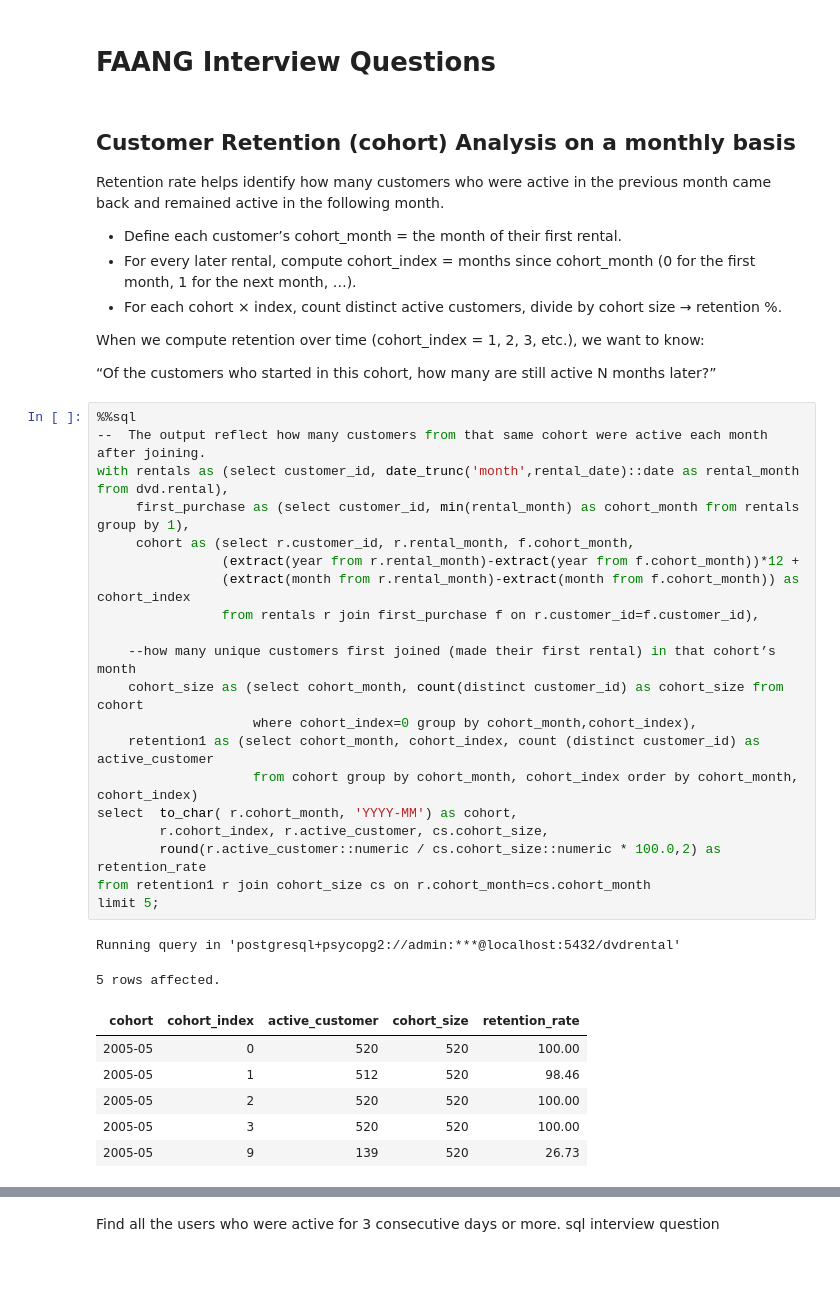
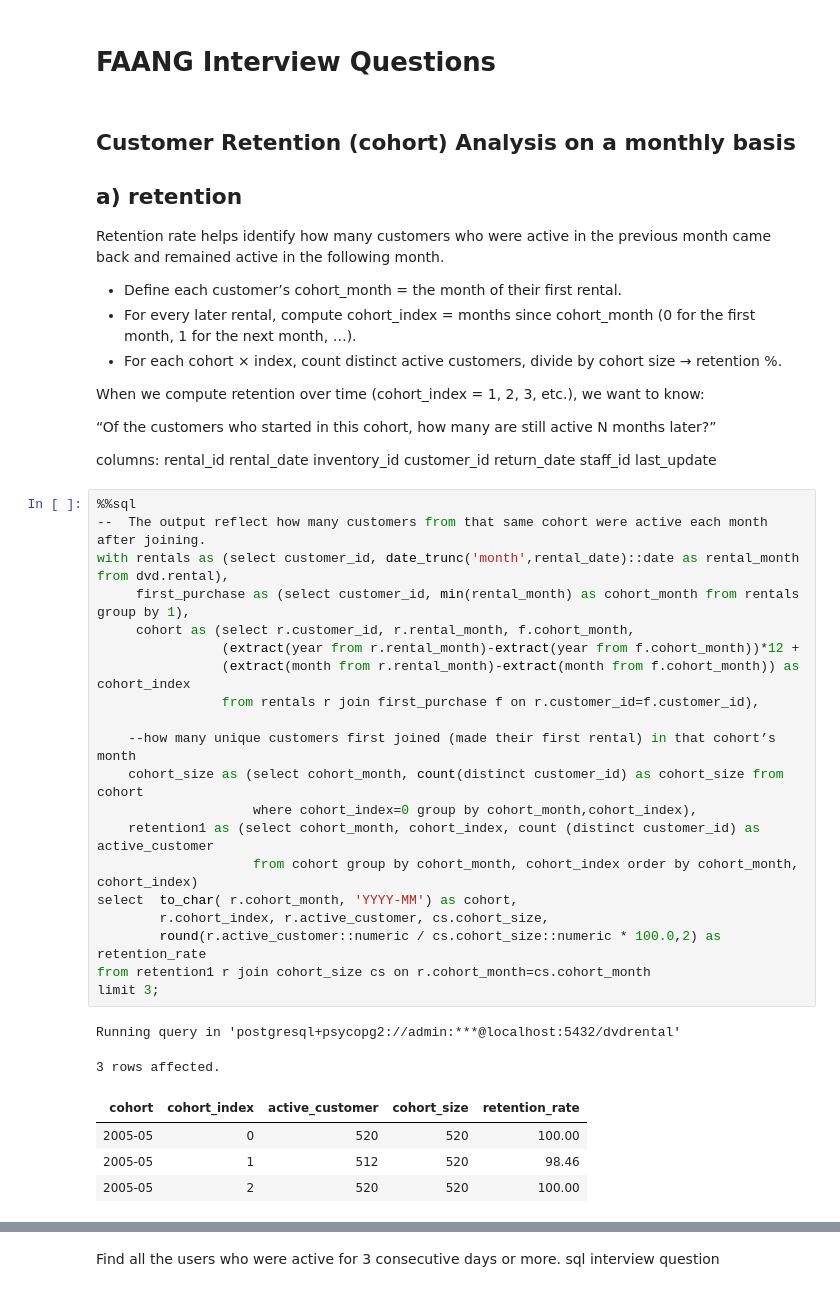
Before and after one commit to lohraspco/data-science, a Jupyter notebook: SQL/sql_codes.ipynb, the cells around one changed output, grey strips where cells are left out. Drawn from its saved outputs; the diff is of its cells as text.

```diff
--- a/SQL/sql_codes.ipynb
+++ b/SQL/sql_codes.ipynb
@@ -19,6 +19,7 @@ Connecting to 'postgresql+psycopg2://admin:***@localhost:5432/dvdrental'
 # FAANG Interview Questions
 # %% [markdown]
 ## Customer Retention (cohort) Analysis on a monthly basis
+## a) retention
 Retention rate helps identify how many customers who were active in the previous month came back and remained active in the following month.
 - Define each customer’s cohort_month = the month of their first rental.
 - For every later rental, compute cohort_index = months since cohort_month (0 for the first month, 1 for the next month, …).
@@ -27,33 +28,33 @@ Retention rate helps identify how many customers who were active in the previous
 When we compute retention over time (cohort_index = 1, 2, 3, etc.), we want to know:
 
 “Of the customers who started in this cohort, how many are still active N months later?”
+
+columns: rental_id	rental_date	inventory_id	customer_id	return_date	staff_id	last_update
 # %%
 %%sql
 --  The output reflect how many customers from that same cohort were active each month after joining.
 with rentals as (select customer_id, date_trunc('month',rental_date)::date as rental_month from dvd.rental),
      first_purchase as (select customer_id, min(rental_month) as cohort_month from rentals group by 1),
      cohort as (select r.customer_id, r.rental_month, f.cohort_month,
                 (extract(year from r.rental_month)-extract(year from f.cohort_month))*12 +
                 (extract(month from r.rental_month)-extract(month from f.cohort_month)) as cohort_index
                 from rentals r join first_purchase f on r.customer_id=f.customer_id),
 
     --how many unique customers first joined (made their first rental) in that cohort’s month
     cohort_size as (select cohort_month, count(distinct customer_id) as cohort_size from cohort
                     where cohort_index=0 group by cohort_month,cohort_index),
     retention1 as (select cohort_month, cohort_index, count (distinct customer_id) as active_customer
                     from cohort group by cohort_month, cohort_index order by cohort_month, cohort_index)
 select  to_char( r.cohort_month, 'YYYY-MM') as cohort,
         r.cohort_index, r.active_customer, cs.cohort_size,
         round(r.active_customer::numeric / cs.cohort_size::numeric * 100.0,2) as retention_rate
 from retention1 r join cohort_size cs on r.cohort_month=cs.cohort_month
-limit 5;
+limit 3;
 # %% [output]
 Running query in 'postgresql+psycopg2://admin:***@localhost:5432/dvdrental'
-5 rows affected.
+3 rows affected.
 | cohort | cohort_index | active_customer | cohort_size | retention_rate |
 | 2005-05 | 0 | 520 | 520 | 100.00 |
 | 2005-05 | 1 | 512 | 520 | 98.46 |
 | 2005-05 | 2 | 520 | 520 | 100.00 |
-| 2005-05 | 3 | 520 | 520 | 100.00 |
-| 2005-05 | 9 | 139 | 520 | 26.73 |
 # %% [markdown]
```
Also changed, not shown: parts of 7 cells of this notebook.
